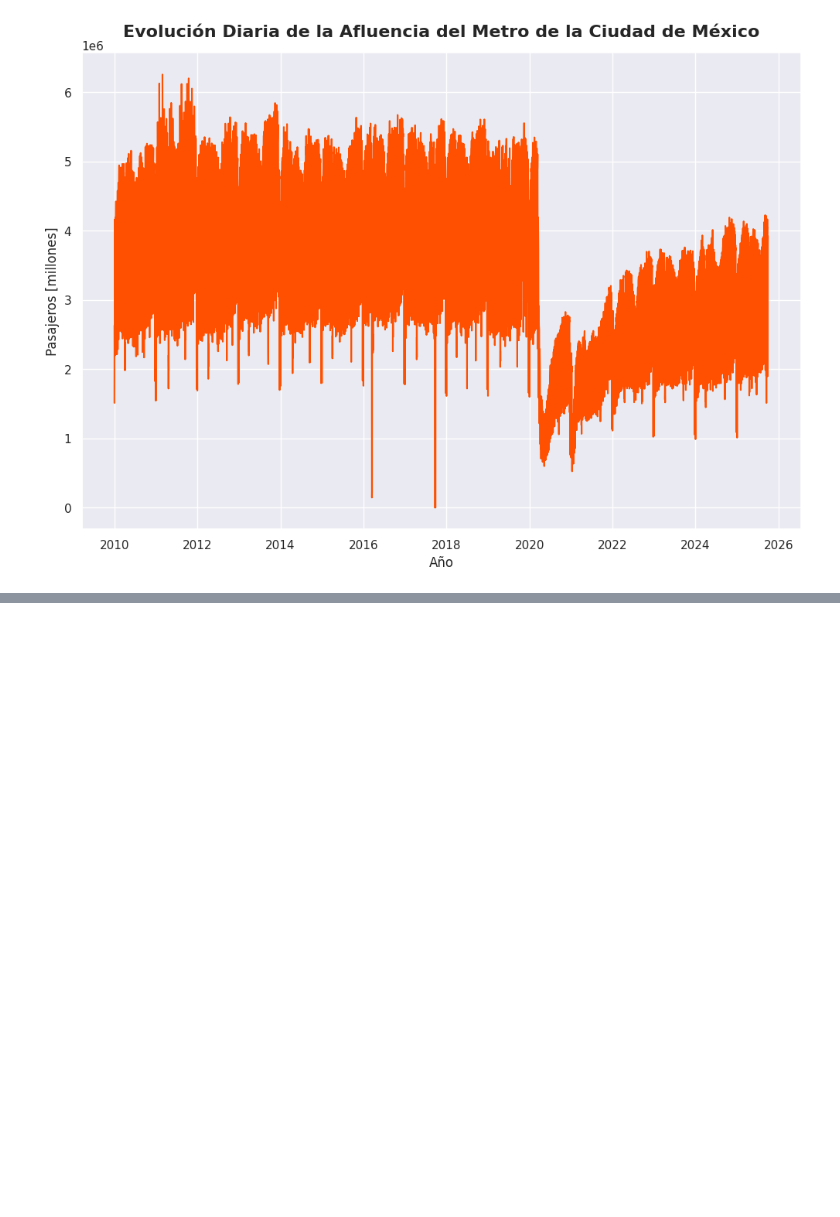
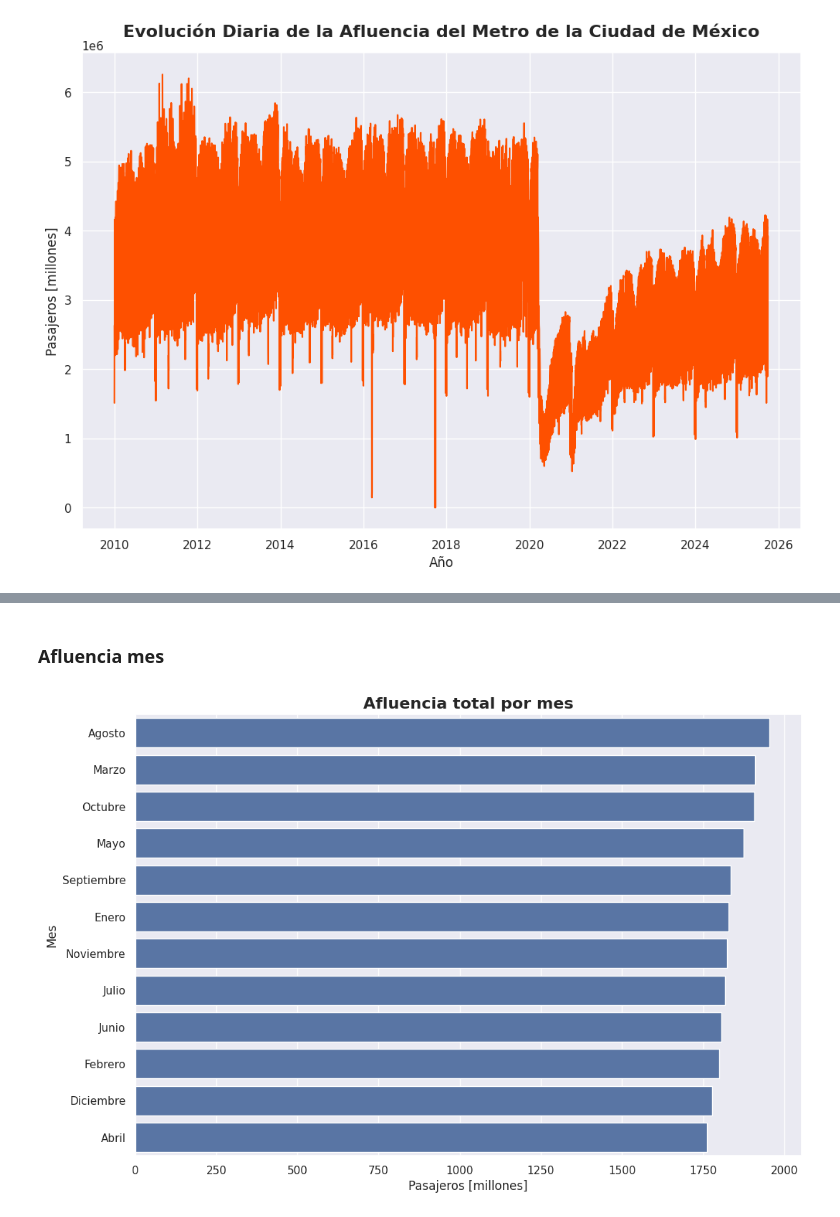
Before and after one commit to AndrsGzRo/prediccion-afluencia-metrocdmx, a Jupyter notebook: Prediccion_Metro_CDMX.ipynb, the cells around one changed output, grey strips where cells are left out. Cells and saved outputs as stored; diff of their text form; code cells hidden in the pictures; blank space fills up the shorter version.

```diff
--- a/Prediccion_Metro_CDMX.ipynb
+++ b/Prediccion_Metro_CDMX.ipynb
@@ -204,0 +272,21 @@ afluenciaprom_linea = (
+# %% [markdown]
+###  Afluencia mes
+# %%
+total_mes = (
+    df.groupby('mes')['afluencia'].sum().
+    sort_values(ascending=False).reset_index(name='Afluencia')
+)
+total_mes['Afluencia_millones'] = total_mes['Afluencia']/1e6
+# Visualización
+plt.figure(figsize=(12,8))
+sns.barplot(
+    data=total_mes,
+    y='mes',
+    x='Afluencia_millones'
+)
+plt.xlabel('Pasajeros [millones]')
+plt.ylabel('Mes')
+plt.title('Afluencia total por mes',fontsize=16,fontweight='bold')
+plt.show()
+# %% [output]
+[figure, added]
```
Also changed, not shown: parts of 20 cells of this notebook.
